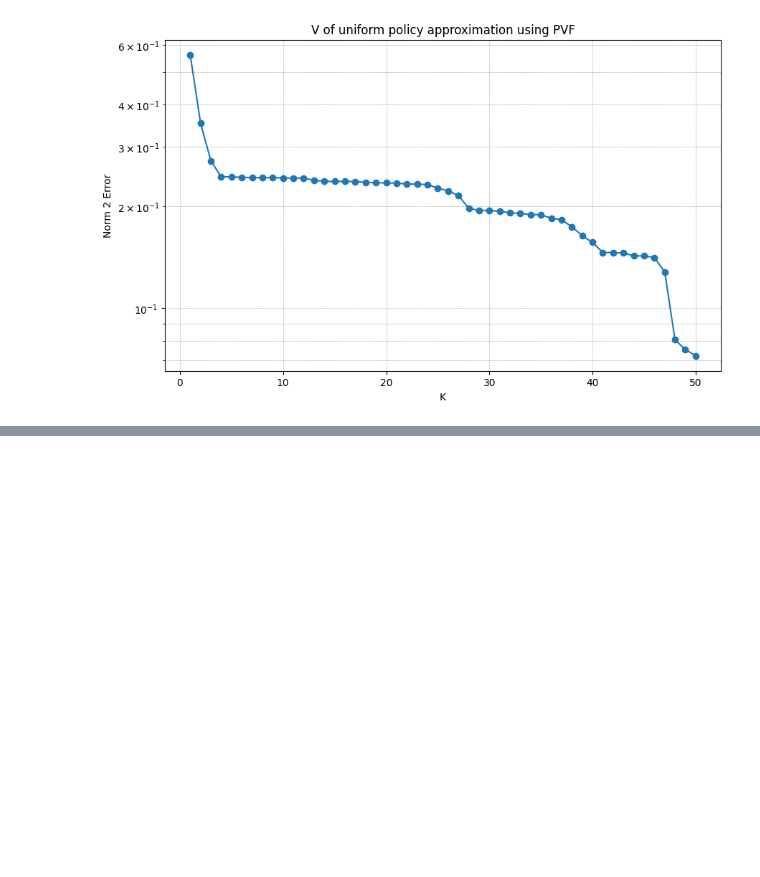
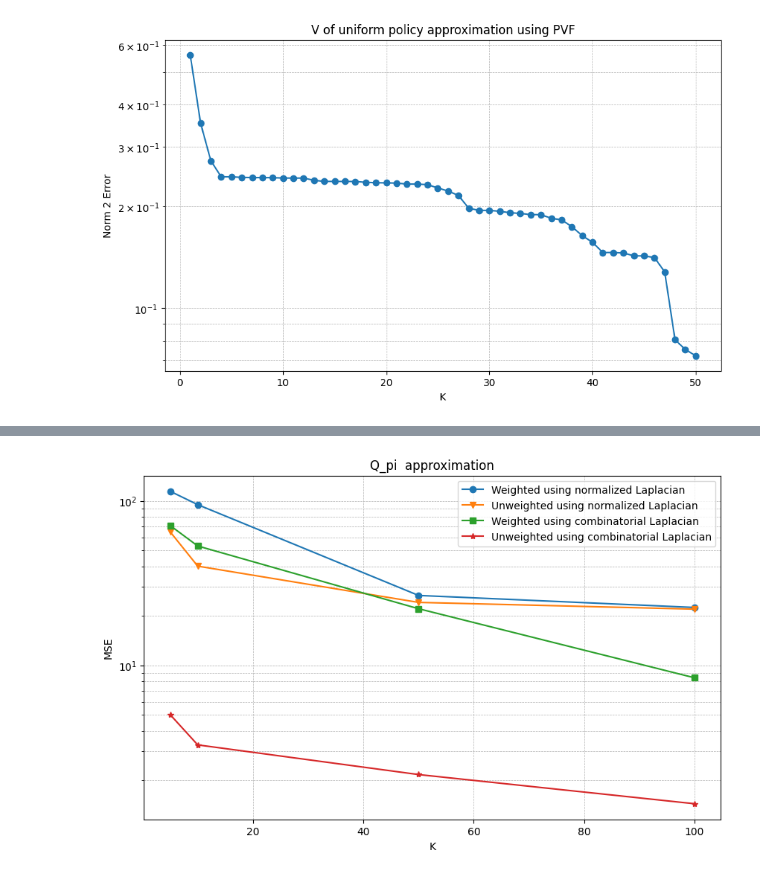
Before and after one commit to Kokcr3ator/Graph-based-exploration, a Jupyter notebook: example.ipynb, the cells around one changed output, grey strips where cells are left out. Drawn from its saved outputs; the diff is of its cells as text; code cells hidden in the pictures; blank space fills up the shorter version.

```diff
--- a/example.ipynb
+++ b/example.ipynb
@@ -161,0 +202,4 @@ plot_approximation_error(target_pi = random_stochastic_policy, weight_policy = r
+# %%
+plot_approximation_error(target_pi = uniform_policy, weight_policy = uniform_policy)
+# %% [output]
+[figure, added]
```
Also changed, not shown: parts of 16 cells of this notebook.
